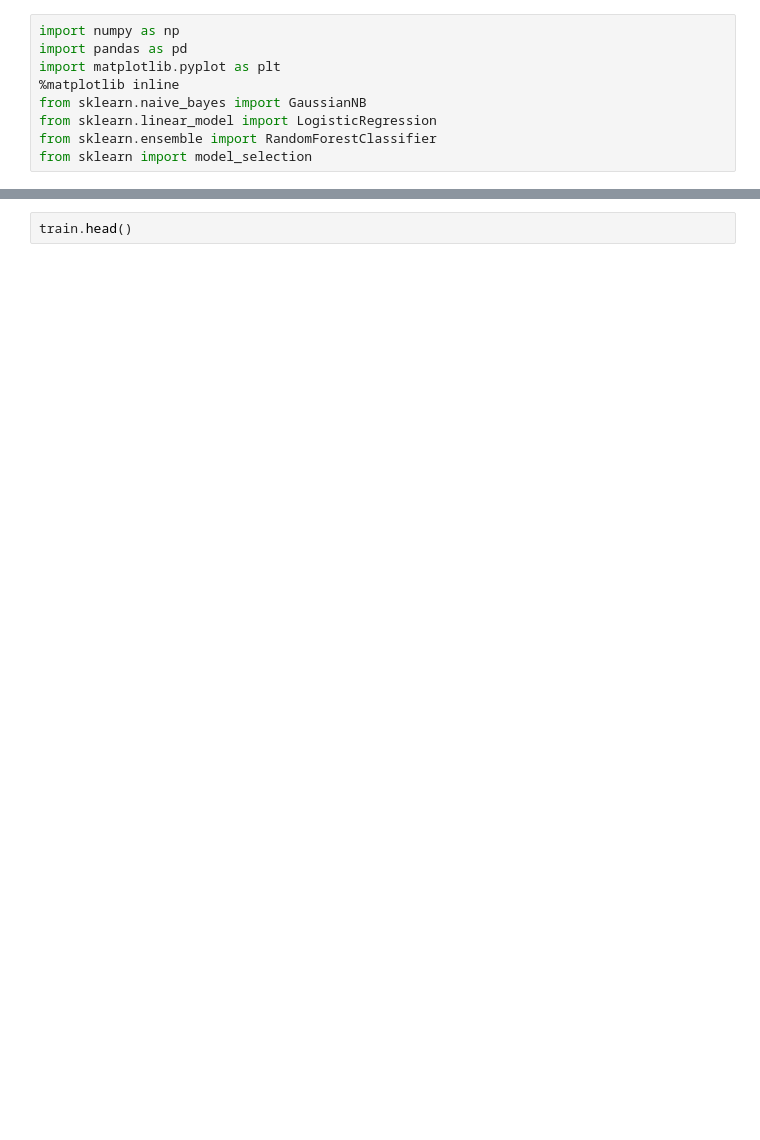
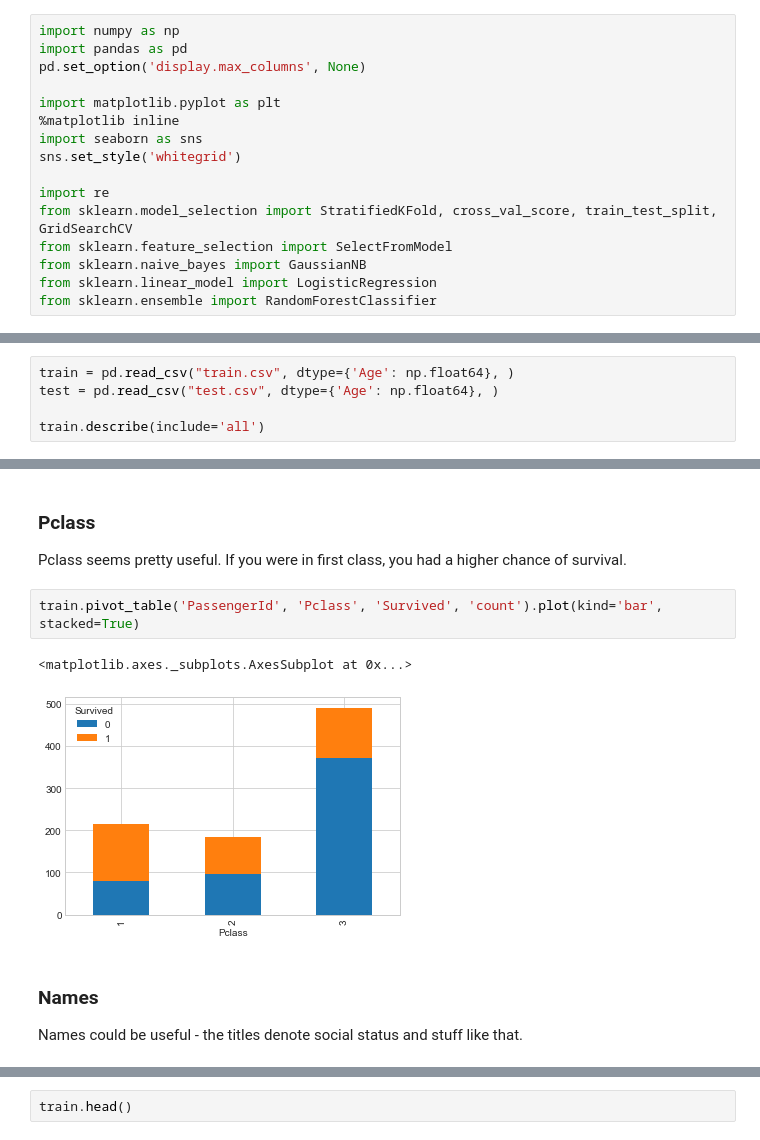
Before and after one commit to sbtr1/titanic, a Jupyter notebook: NB_Titanic.ipynb, the cells around one changed output, grey strips where cells are left out. Cells and saved outputs as stored; diff of their text form; blank space fills up the shorter version.

```diff
--- a/NB_Titanic.ipynb
+++ b/NB_Titanic.ipynb
@@ -1,9 +7,16 @@
 # %%
 import numpy as np
 import pandas as pd
+pd.set_option('display.max_columns', None)
+
 import matplotlib.pyplot as plt
 %matplotlib inline
+import seaborn as sns
+sns.set_style('whitegrid')
+
+import re
+from sklearn.model_selection import StratifiedKFold, cross_val_score, train_test_split, GridSearchCV
+from sklearn.feature_selection import SelectFromModel
 from sklearn.naive_bayes import GaussianNB
 from sklearn.linear_model import LogisticRegression
 from sklearn.ensemble import RandomForestClassifier
-from sklearn import model_selection
@@ -24,0 +23,5 @@ submission = pd.DataFrame(test.iloc[:, 0])
+# %%
+train = pd.read_csv("train.csv", dtype={'Age': np.float64}, )
+test = pd.read_csv("test.csv", dtype={'Age': np.float64}, )
+
+train.describe(include='all')
@@ -24,0 +73,12 @@ submission = pd.DataFrame(test.iloc[:, 0])
+# %% [markdown]
+### Pclass
+
+Pclass seems pretty useful. If you were in first class, you had a higher chance of survival.
+# %%
+train.pivot_table('PassengerId', 'Pclass', 'Survived', 'count').plot(kind='bar', stacked=True)
+# %% [output]
+<matplotlib.axes._subplots.AxesSubplot at 0x...>
+[figure, added]
+# %% [markdown]
+### Names
+Names could be useful - the titles denote social status and stuff like that.
```
Also changed, not shown: parts of 45 cells of this notebook, 1 other file.
